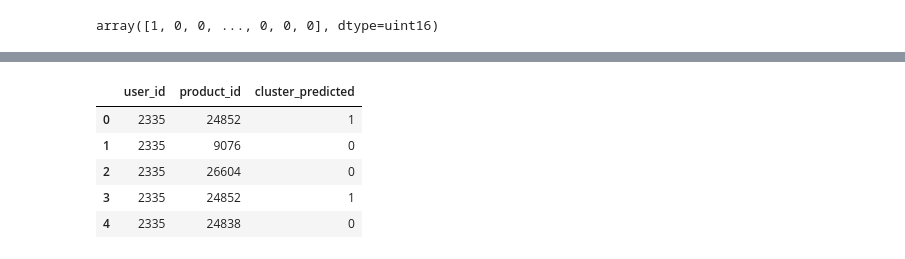
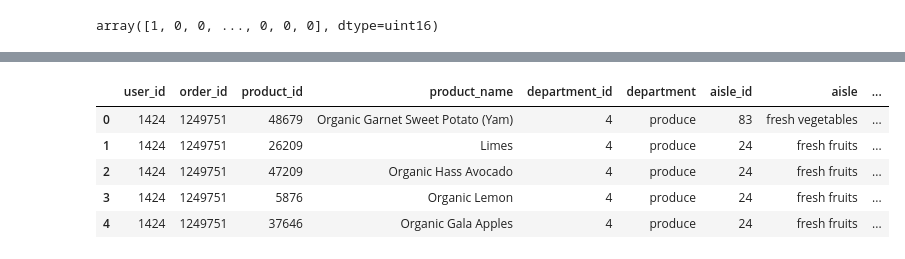
Before and after one commit to CodingComrades/final-project, a Jupyter notebook: ML_clustering.ipynb, the cells around one changed output, grey strips where cells are left out. Cells and saved outputs as stored; diff of their text form; code cells hidden in the pictures.

```diff
--- a/ML_clustering.ipynb
+++ b/ML_clustering.ipynb
@@ -62,8 +62,8 @@ filtered_data_copy = filtered_data.copy()
 # %%
 # Data processing
-from sklearn import preprocessing
+#from sklearn import preprocessing
 
 le = preprocessing.LabelEncoder()
-filtered_data = filtered_data.apply(le.fit_transform)
-filtered_data.head(10)
+data = data.apply(le.fit_transform)
+data.head(10)
 # %% [output]
@@ -127,7 +122,7 @@ array([0, 0, 0, ..., 0, 0, 0], dtype=uint16)
 cost = []
 for num_clusters in list(range(1,5)):
     kmode = KModes(n_clusters=num_clusters, init = "Cao", n_init = 1, verbose=1)
-    kmode.fit_predict(filtered_data)
+    kmode.fit_predict(data)
     cost.append(kmode.cost_)
 # %% [output]
 Init: initializing centroids
@@ -155,7 +151,7 @@ plt.plot(y,cost)
 # %%
 # Choosing K=2
-km_cao = KModes(n_clusters=2, init = "Cao", n_init = 1, verbose=1)
-fitClusters_cao = km_cao.fit_predict(filtered_data)
+km_cao = KModes(n_clusters=3, init = "Cao", n_init = 1, verbose=1)
+fitClusters_cao = km_cao.fit_predict(data)
 # %% [output]
 Init: initializing centroids
 Init: initializing clusters
@@ -164,19 +161,19 @@ Run 1, iteration: 1/100, moves: 0, cost: 13278.0
 # %%
 # Combining the predicted clusters with the original DF.
-filtered_data = filtered_data_copy.reset_index()
+data = data_copy.reset_index()
 # %%
 clustersDf = pd.DataFrame(fitClusters_cao)
 clustersDf.columns = ['cluster_predicted']
-combinedDf = pd.concat([filtered_data, clustersDf], axis = 1).reset_index()
+combinedDf = pd.concat([data, clustersDf], axis = 1).reset_index()
 combinedDf = combinedDf.drop(['index', 'level_0'], axis = 1)
 combinedDf.head()
 # %% [output]
-|  | user_id | product_id | cluster_predicted |
-| 0 | 2335 | 24852 | 1 |
-| 1 | 2335 | 9076 | 0 |
-| 2 | 2335 | 26604 | 0 |
-| 3 | 2335 | 24852 | 1 |
-| 4 | 2335 | 24838 | 0 |
+|  | user_id | order_id | product_id | product_name | department_id | department | aisle_id | aisle | ... |
+| 0 | 1424 | 1249751 | 48679 | Organic Garnet Sweet Potato (Yam) | 4 | produce | 83 | fresh vegetables | ... |
+| 1 | 1424 | 1249751 | 26209 | Limes | 4 | produce | 24 | fresh fruits | ... |
+| 2 | 1424 | 1249751 | 47209 | Organic Hass Avocado | 4 | produce | 24 | fresh fruits | ... |
+| 3 | 1424 | 1249751 | 5876 | Organic Lemon | 4 | produce | 24 | fresh fruits | ... |
+| 4 | 1424 | 1249751 | 37646 | Organic Gala Apples | 4 | produce | 24 | fresh fruits | ... |
 # %%
 # Cluster Identification
 cluster_0 = combinedDf[combinedDf['cluster_predicted'] == 0]
```
Also changed, not shown: parts of 13 cells of this notebook, 2 other files.
